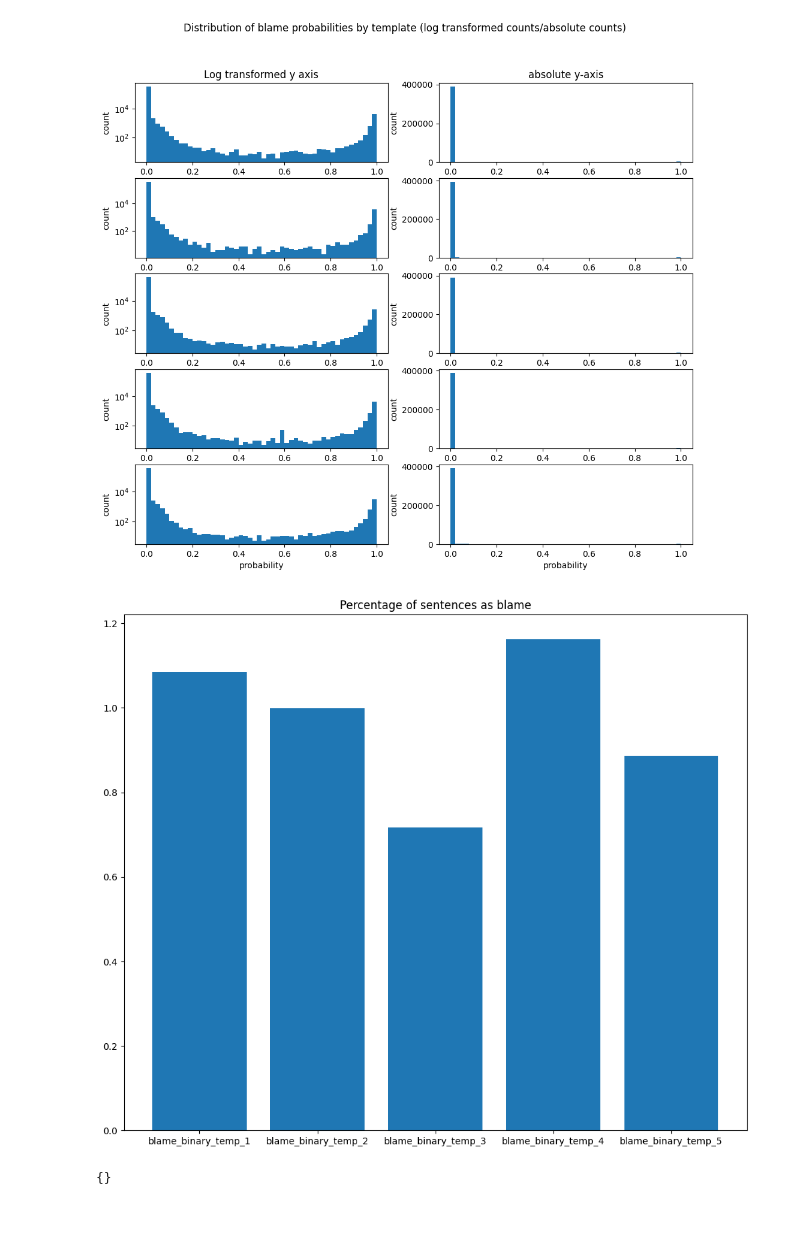
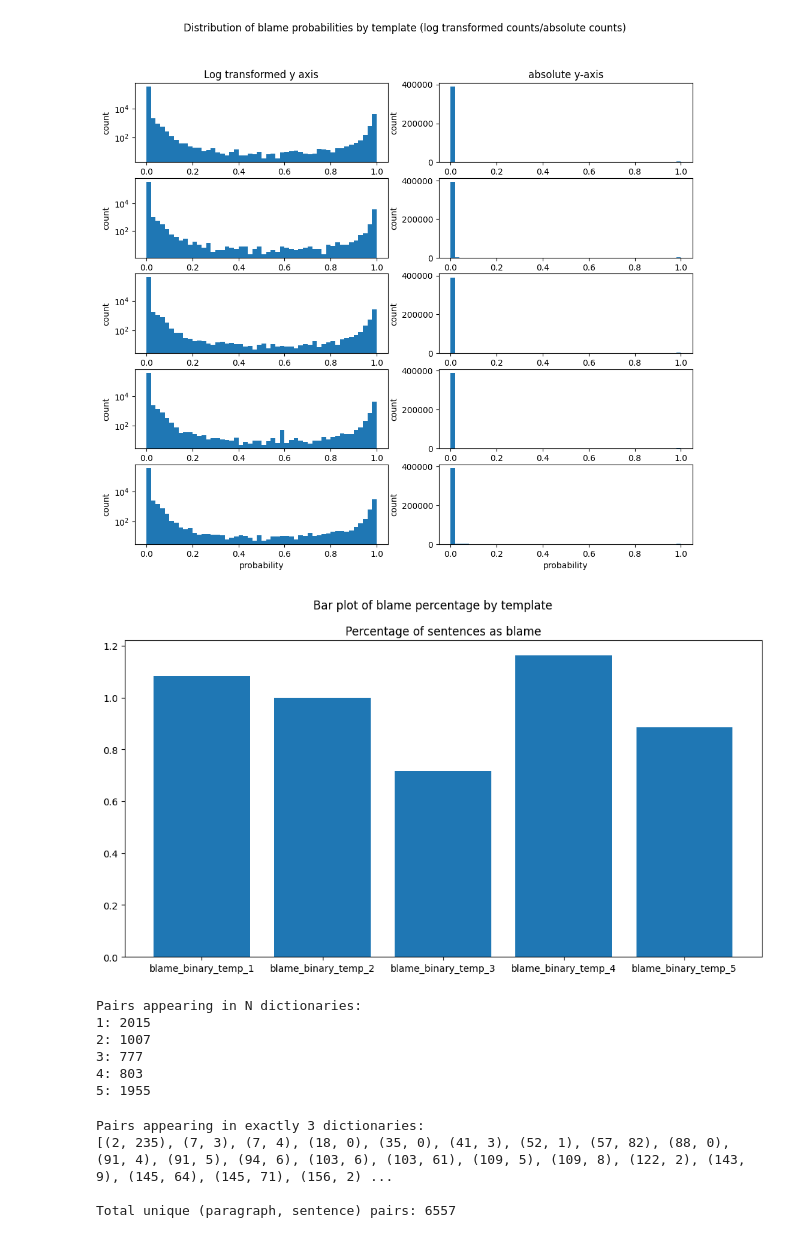
Before and after one commit to Lundsfryd/Bachelor_project, a Jupyter notebook: Prelimenary_blame_detection.ipynb, the cells around one changed output. Saved outputs shown, nothing was run; the diff lists cells and outputs as text; code cells hidden in the pictures.

```diff
--- a/Prelimenary_blame_detection.ipynb
+++ b/Prelimenary_blame_detection.ipynb
@@ -248,34 +244,34 @@ vizualize_blame_prob(all_blame_scores)
 # %%
 #Get percentage of blame for each template
 
-plt.figure(figsize=(12, 10))
+plt.figure(figsize=(12, 6))
 
 blame_percentage = []
 abs_blame = []
 template_name = []
 for i in range(1,6):
     temp_name = f'blame_binary_temp_{i}'
     percentage_blame, total_sent, total_blame= total_blame_percentage(all_templates_data[temp_name])
 
     blame_percentage.append(percentage_blame)
     abs_blame.append(total_blame)
     template_name.append(temp_name)
 
 
 
 
 
 plt.bar(template_name, blame_percentage)
 plt.title('Percentage of sentences as blame')
 
 
-fig.suptitle('Bar plot of blame percentage by template')
+plt.suptitle('Bar plot of blame percentage by template')
 
 #for ax in axs.flat:
 #    ax.set(xlabel='probability', ylabel='count')
-fig.show()
+plt.show()
 # %% [output]
-[figure, old version]
+[figure, new version]
 # %%
 #Get data and do vizualization of the overlapping blame
 # How much of the total blame by all templates do 4/3/2/1 templates agree upon
@@ -289,4 +284,0 @@ blame_indices_template_5 = rows_with_positions = get_rows_and_positions(all_temp
-# %%
-blame_indices_template_2
-# %% [output]
-{}
@@ -292,0 +307,35 @@ blame_indices_template_2
+# %%
+# Step 3: Count how many pairs appear in 1–5 dictionaries
+summary = {i: 0 for i in range(1, 6)}
+for count in counts.values():
+    summary[count] += 1
+
+print("Pairs appearing in N dictionaries:")
+for n, total in summary.items():
+    print(f"{n}: {total}")
+# %% [output]
+Pairs appearing in N dictionaries:
+1: 2015
+2: 1007
+3: 777
+4: 803
+5: 1955
+# %%
+
+# Step 4: Gather which pairs appear in each count
+pairs_by_count = {i: [] for i in range(1, 6)}
+for pair, count in counts.items():
+    pairs_by_count[count].append(pair)
+
+# Example: show all pairs that appear in exactly 3 dictionaries
+print("\nPairs appearing in exactly 3 dictionaries:")
+print(pairs_by_count[5])
+
+# Step 5: Total number of unique (paragraph, sentence) pairs
+n_unique_pairs = len(counts)
+print(f"\nTotal unique (paragraph, sentence) pairs: {n_unique_pairs}")
+# %% [output]
+Pairs appearing in exactly 3 dictionaries:
+[(2, 235), (7, 3), (7, 4), (18, 0), (35, 0), (41, 3), (52, 1), (57, 82), (88, 0), (91, 4), (91, 5), (94, 6), (103, 6), (103, 61), (109, 5), (109, 8), (122, 2), (143, 9), (145, 64), (145, 71), (156, 2) ...
+
+Total unique (paragraph, sentence) pairs: 6557
```
Also changed, not shown: parts of 12 cells of this notebook, 1 other file.
